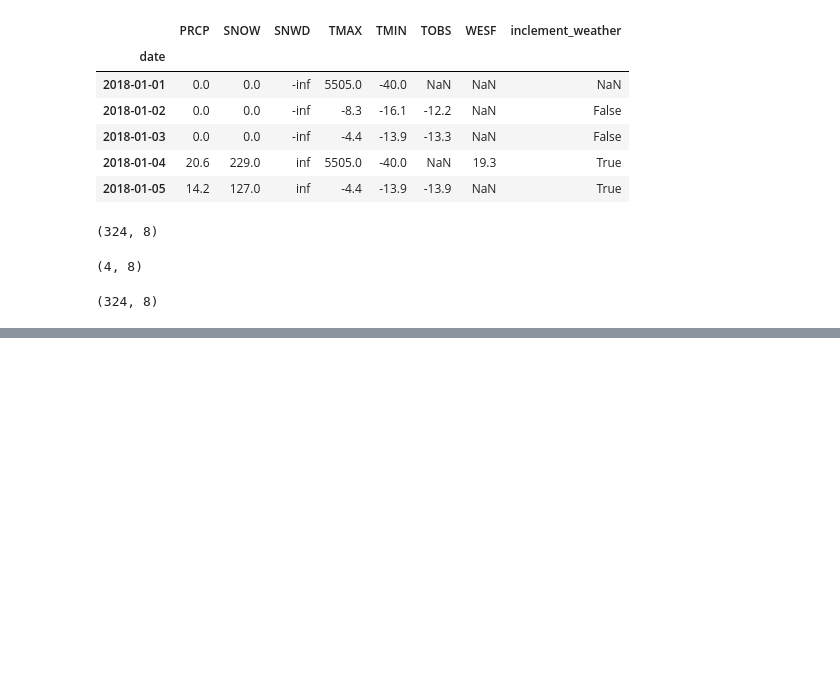
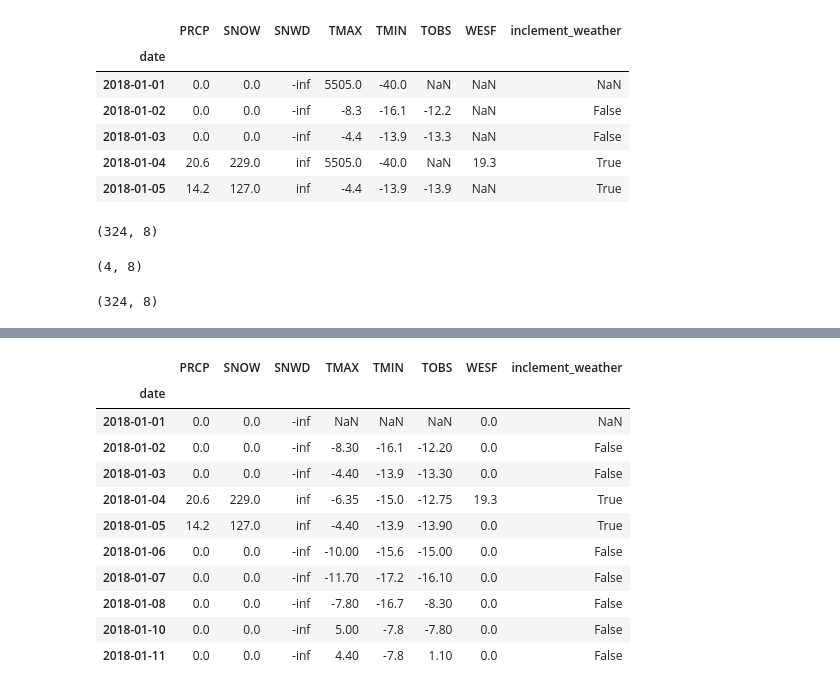
Before and after one commit to roger-mengqiu-chen/DS-learning, a Jupyter notebook: hands-on-da-with-pandas/ch03/5-handling_data_issues.ipynb, the cells around one changed output, grey strips where cells are left out. Saved outputs shown, nothing was run; the diff lists cells and outputs as text; code cells hidden in the pictures; blank space fills up the shorter version.

```diff
--- a/hands-on-da-with-pandas/ch03/5-handling_data_issues.ipynb
+++ b/hands-on-da-with-pandas/ch03/5-handling_data_issues.ipynb
@@ -197,0 +212,3 @@ df_deduped.dropna(how='all').shape
+# %%
+df_deduped.loc[:, 'WESF'] = df_deduped.loc[:, 'WESF'].fillna(0)
+df_deduped.head()
@@ -197,0 +223,5 @@ df_deduped.dropna(how='all').shape
+# %%
+df_deduped = df_deduped.assign(
+    TMAX=lambda x: x.TMAX.replace(5505, np.nan),
+    TMIN=lambda x: x.TMIN.replace(-40, np.nan)
+)
@@ -197,0 +267,17 @@ df_deduped.dropna(how='all').shape
+# %%
+df_deduped.apply(
+    lambda x: x.fillna(x.rolling(7, min_periods=0).median())
+).head(10)
+# %% [output]
+|  | PRCP | SNOW | SNWD | TMAX | TMIN | TOBS | WESF | inclement_weather |
+| date |  |  |  |  |  |  |  |  |
+| 2018-01-01 | 0.0 | 0.0 | -inf | NaN | NaN | NaN | 0.0 | NaN |
+| 2018-01-02 | 0.0 | 0.0 | -inf | -8.30 | -16.1 | -12.20 | 0.0 | False |
+| 2018-01-03 | 0.0 | 0.0 | -inf | -4.40 | -13.9 | -13.30 | 0.0 | False |
+| 2018-01-04 | 20.6 | 229.0 | inf | -6.35 | -15.0 | -12.75 | 19.3 | True |
+| 2018-01-05 | 14.2 | 127.0 | inf | -4.40 | -13.9 | -13.90 | 0.0 | True |
+| 2018-01-06 | 0.0 | 0.0 | -inf | -10.00 | -15.6 | -15.00 | 0.0 | False |
+| 2018-01-07 | 0.0 | 0.0 | -inf | -11.70 | -17.2 | -16.10 | 0.0 | False |
+| 2018-01-08 | 0.0 | 0.0 | -inf | -7.80 | -16.7 | -8.30 | 0.0 | False |
+| 2018-01-10 | 0.0 | 0.0 | -inf | 5.00 | -7.8 | -7.80 | 0.0 | False |
+| 2018-01-11 | 0.0 | 0.0 | -inf | 4.40 | -7.8 | 1.10 | 0.0 | False |
```
Also changed, not shown: parts of 12 cells of this notebook, 9 other files.
